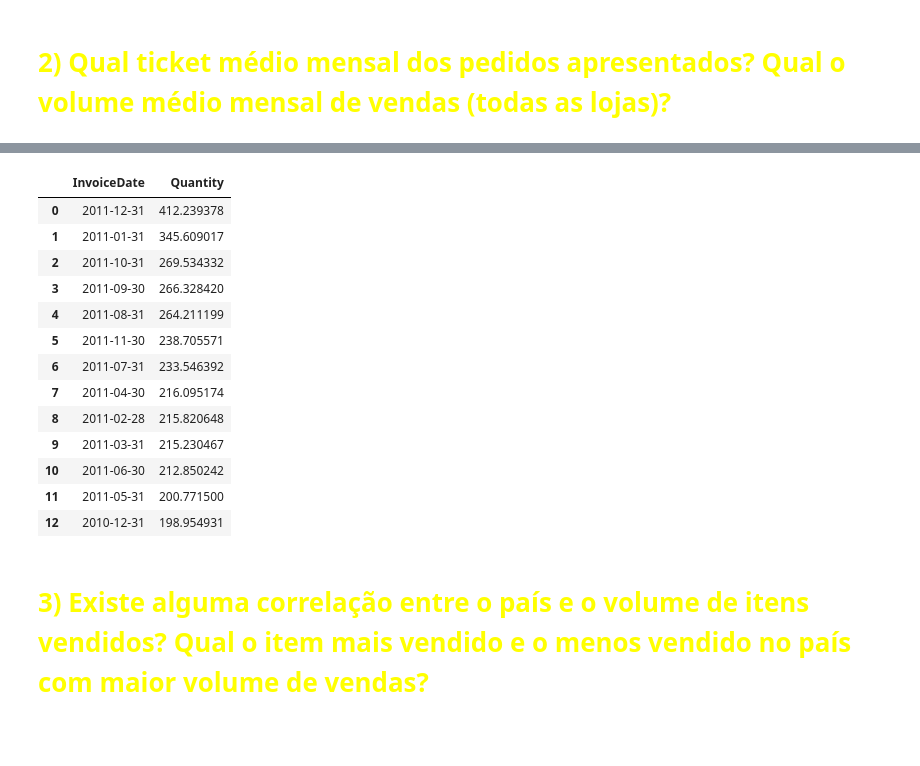
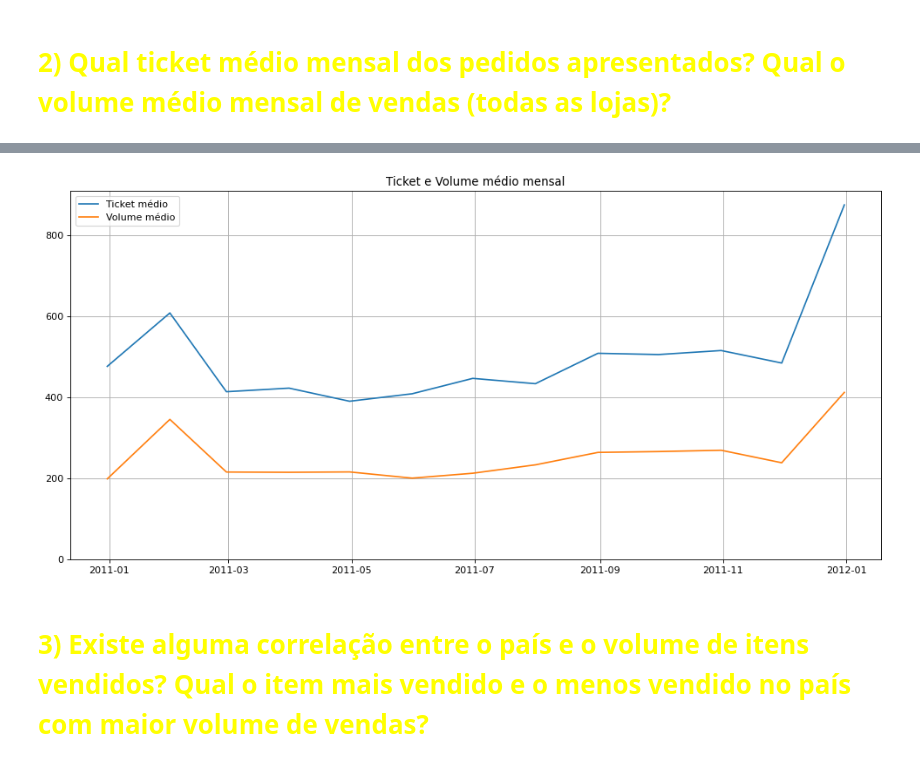
Before and after one commit to viniciusAC/BAGY-Teste_tecnico, a Jupyter notebook: analise.ipynb, the cells around one changed output, grey strips where cells are left out. Cells and saved outputs as stored; diff of their text form; code cells hidden in the pictures; blank space fills up the shorter version.

```diff
--- a/analise.ipynb
+++ b/analise.ipynb
@@ -88,23 +88,19 @@ ticket_medio
-# %%
-volume_medio = pedidos.groupby(pd.Grouper(key='InvoiceDate', freq='M'))['Quantity'].mean().reset_index()
-volume_medio.sort_values(['Quantity'], inplace=True)
-volume_medio = volume_medio.loc[::-1].reset_index(drop=True)
-volume_medio
-# %% [output]
-|  | InvoiceDate | Quantity |
-| 0 | 2011-12-31 | 412.239378 |
-| 1 | 2011-01-31 | 345.609017 |
-| 2 | 2011-10-31 | 269.534332 |
-| 3 | 2011-09-30 | 266.328420 |
-| 4 | 2011-08-31 | 264.211199 |
-| 5 | 2011-11-30 | 238.705571 |
-| 6 | 2011-07-31 | 233.546392 |
-| 7 | 2011-04-30 | 216.095174 |
-| 8 | 2011-02-28 | 215.820648 |
-| 9 | 2011-03-31 | 215.230467 |
-| 10 | 2011-06-30 | 212.850242 |
-| 11 | 2011-05-31 | 200.771500 |
-| 12 | 2010-12-31 | 198.954931 |
+# %%
+plt.figure(figsize=(15, 7), dpi=80)
+
+plt.plot(medias_mensais.InvoiceDate, medias_mensais.TotalPrice, label = "Ticket médio")
+plt.plot(medias_mensais.InvoiceDate, medias_mensais.Quantity, label = "Volume médio")
+
+ax = plt.gca()
+ax.set_ylim(ymin=0)
+
+plt.title("Ticket e Volume médio mensal")
+
+plt.legend()
+plt.grid()
+plt.show()
+# %% [output]
+[figure, added]
 # %% [markdown]
 # <h1 style="color:yellow"><strong>3) Existe alguma correlação entre o país e o volume de itens vendidos? Qual o item mais vendido e o menos vendido no país com maior volume de vendas?</strong></h1>
 # %%
```
Also changed, not shown: parts of 16 cells of this notebook, 3 other files.
